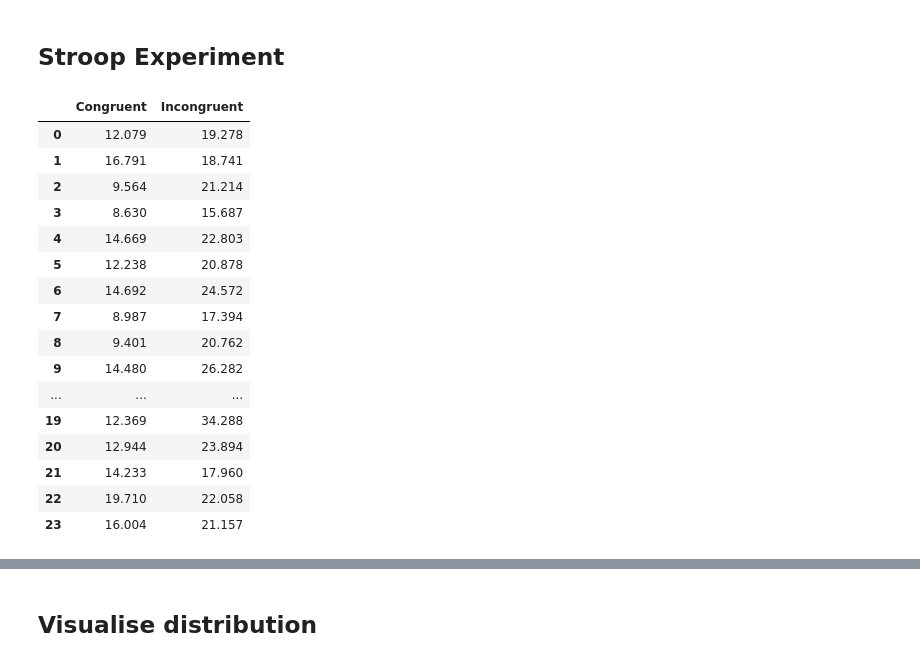
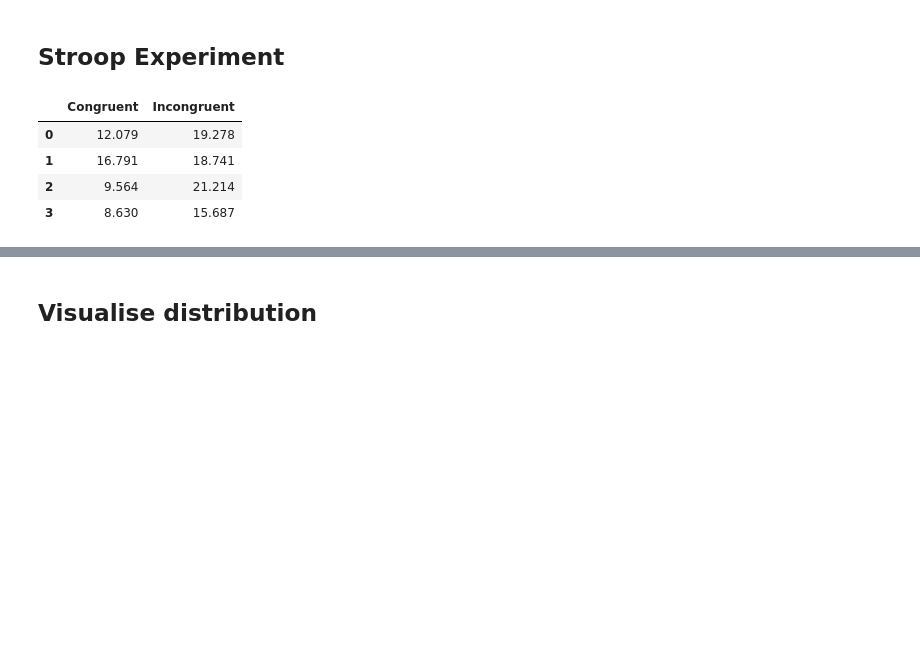
Before and after one commit to AdmcCarthy/Stroop_Effect, a Jupyter notebook: resources/ipython_notebook/Stroop Experiment.ipynb, the cells around one changed output, grey strips where cells are left out. Drawn from its saved outputs; the diff is of its cells as text; code cells hidden in the pictures; blank space fills up the shorter version.

```diff
--- a/resources/ipython_notebook/Stroop Experiment.ipynb
+++ b/resources/ipython_notebook/Stroop Experiment.ipynb
@@ -18,23 +23,11 @@ os.chdir('..')
 # %%
 file_loc = os.path.join("data", "stroopdata.csv")
 df = pd.read_csv(file_loc, sep=',')
 
-df.head(30)
+df.head(4)
 # %% [output]
 |  | Congruent | Incongruent |
 | 0 | 12.079 | 19.278 |
 | 1 | 16.791 | 18.741 |
 | 2 | 9.564 | 21.214 |
 | 3 | 8.630 | 15.687 |
-| 4 | 14.669 | 22.803 |
-| 5 | 12.238 | 20.878 |
-| 6 | 14.692 | 24.572 |
-| 7 | 8.987 | 17.394 |
-| 8 | 9.401 | 20.762 |
-| 9 | 14.480 | 26.282 |
-| ... | ... | ... |
-| 19 | 12.369 | 34.288 |
-| 20 | 12.944 | 23.894 |
-| 21 | 14.233 | 17.960 |
-| 22 | 19.710 | 22.058 |
-| 23 | 16.004 | 21.157 |
```
Also changed, not shown: parts of 8 cells of this notebook, 3 other files.
